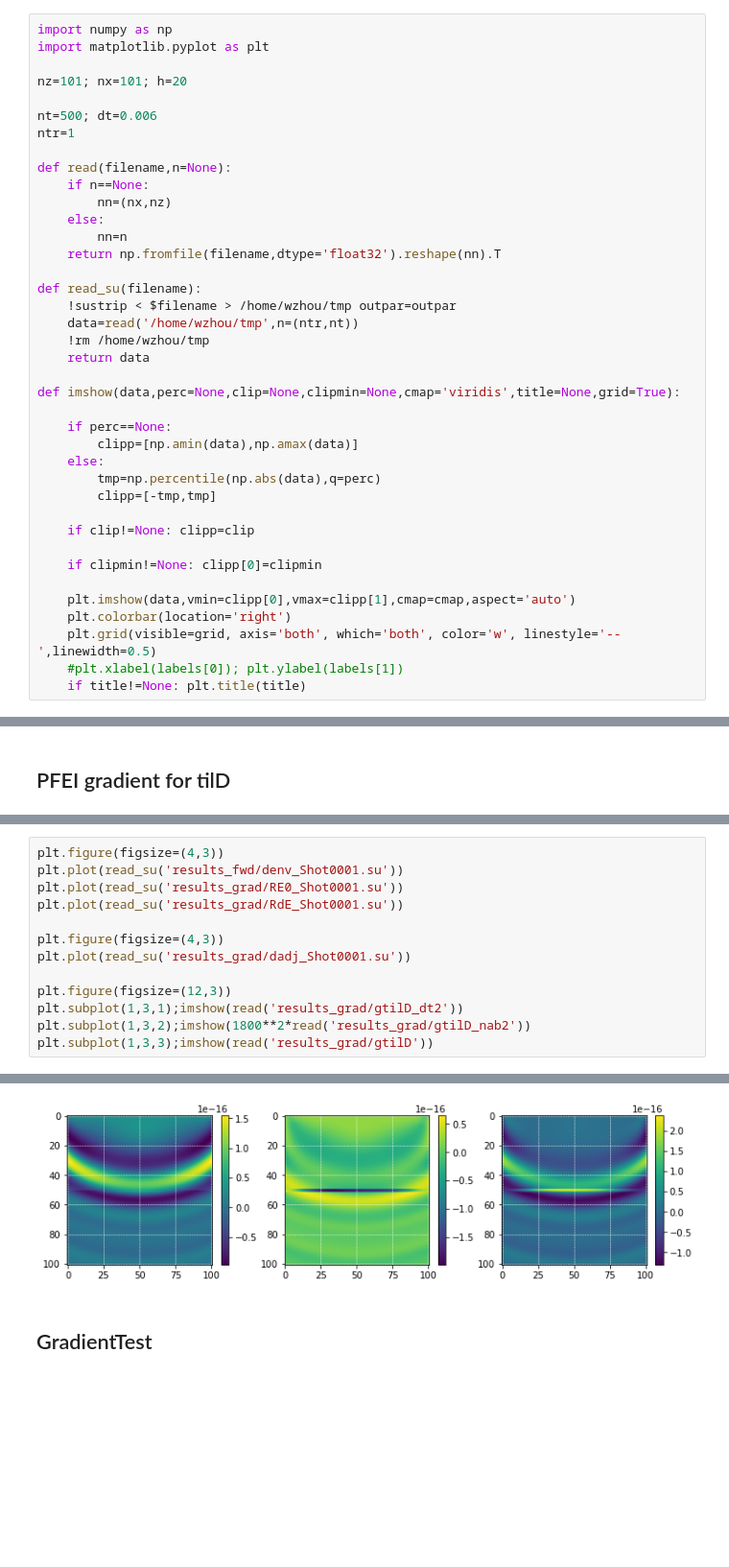
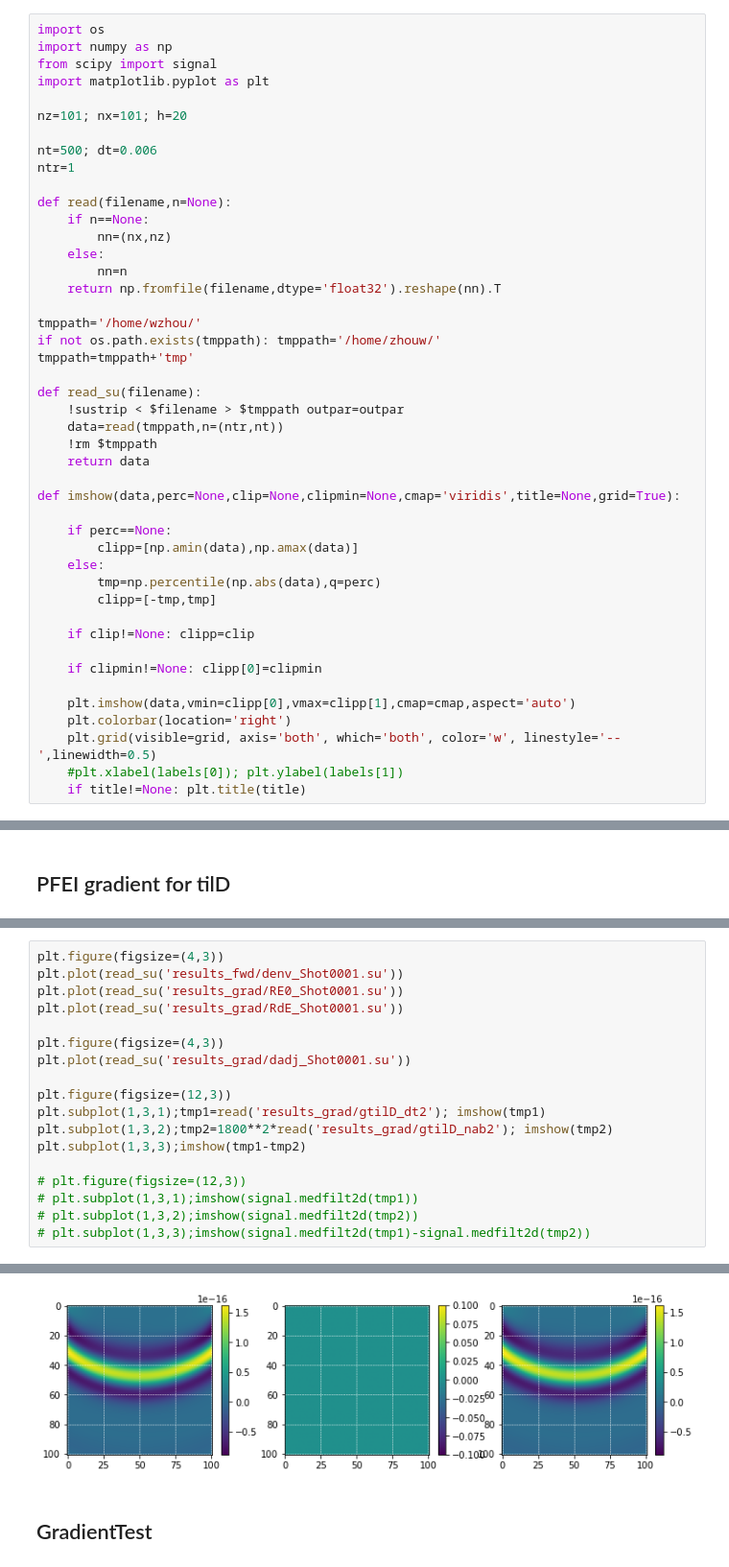
Before and after one commit to joeyartech/SeisJIMU, a Jupyter notebook: Demo/04_GradientTest/go.ipynb, the cells around one changed output, grey strips where cells are left out. Shown at 96% size. Cells and saved outputs as stored; diff of their text form; blank space fills up the shorter version.

```diff
--- a/Demo/04_GradientTest/go.ipynb
+++ b/Demo/04_GradientTest/go.ipynb
@@ -1,5 +1,7 @@
 # %%
+import os
 import numpy as np
+from scipy import signal
 import matplotlib.pyplot as plt
 
 nz=101; nx=101; h=20
@@ -14,10 +16,14 @@ def read(filename,n=None):
         nn=n
     return np.fromfile(filename,dtype='float32').reshape(nn).T
 
+tmppath='/home/wzhou/'
+if not os.path.exists(tmppath): tmppath='/home/zhouw/'
+tmppath=tmppath+'tmp'
+
 def read_su(filename):
-    !sustrip < $filename > /home/wzhou/tmp outpar=outpar
-    data=read('/home/wzhou/tmp',n=(ntr,nt))
-    !rm /home/wzhou/tmp
+    !sustrip < $filename > $tmppath outpar=outpar
+    data=read(tmppath,n=(ntr,nt))
+    !rm $tmppath
     return data
 
 def imshow(data,perc=None,clip=None,clipmin=None,cmap='viridis',title=None,grid=True):
@@ -139,7 +148,12 @@ plt.figure(figsize=(4,3))
 plt.plot(read_su('results_grad/dadj_Shot0001.su'))
 
 plt.figure(figsize=(12,3))
-plt.subplot(1,3,1);imshow(read('results_grad/gtilD_dt2'))
-plt.subplot(1,3,2);imshow(1800**2*read('results_grad/gtilD_nab2'))
-plt.subplot(1,3,3);imshow(read('results_grad/gtilD'))
+plt.subplot(1,3,1);tmp1=read('results_grad/gtilD_dt2'); imshow(tmp1)
+plt.subplot(1,3,2);tmp2=1800**2*read('results_grad/gtilD_nab2'); imshow(tmp2)
+plt.subplot(1,3,3);imshow(tmp1-tmp2)
+
+# plt.figure(figsize=(12,3))
+# plt.subplot(1,3,1);imshow(signal.medfilt2d(tmp1))
+# plt.subplot(1,3,2);imshow(signal.medfilt2d(tmp2))
+# plt.subplot(1,3,3);imshow(signal.medfilt2d(tmp1)-signal.medfilt2d(tmp2))
 # %% [output]
@@ -148,4 +162,4 @@ plt.subplot(1,3,3);imshow(read('results_grad/gtilD'))
-[figure, old version]
+[figure, new version]
 # %% [markdown]
 ## GradientTest
 # %%
```
Also changed, not shown: parts of 11 cells of this notebook, 7 other files.
